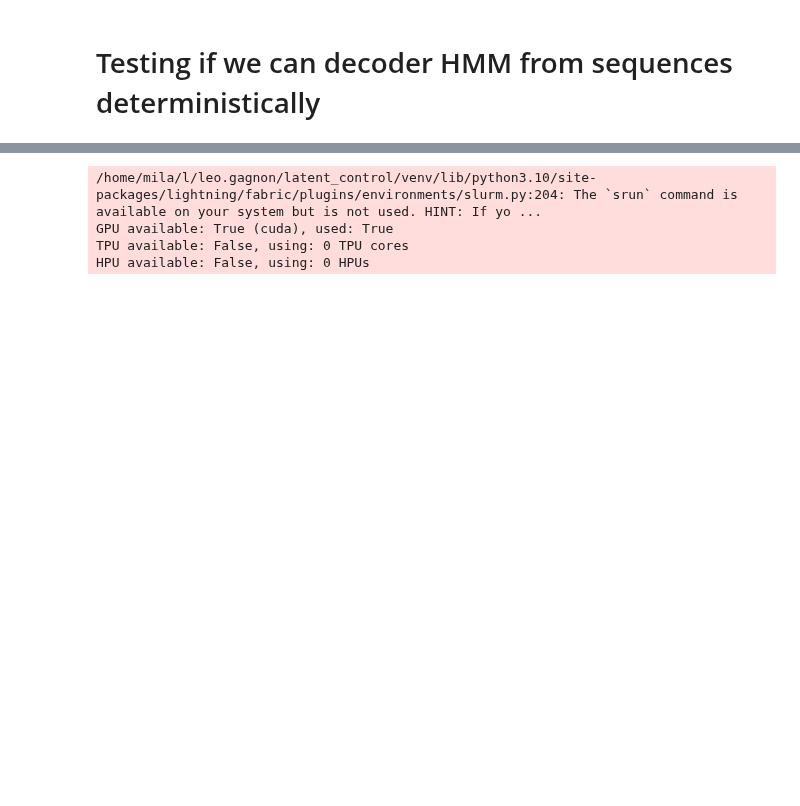
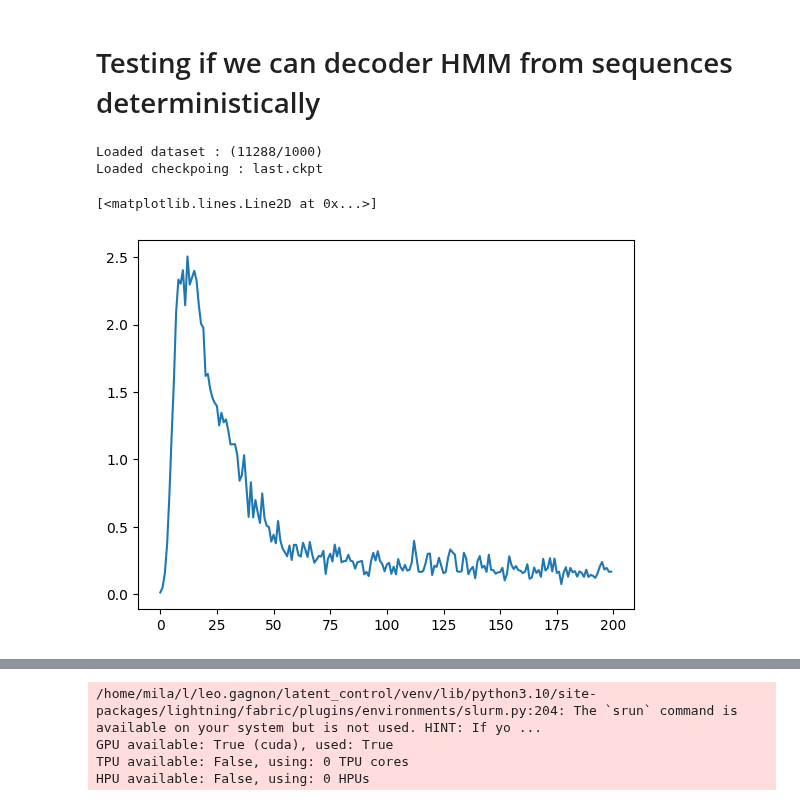
Before and after one commit to leogagnon/latent_control, a Jupyter notebook: notebooks/rnn_latent_decoder.ipynb, the cells around one changed output, grey strips where cells are left out. Cells and saved outputs as stored; diff of their text form; code cells hidden in the pictures; blank space fills up the shorter version.

```diff
--- a/notebooks/rnn_latent_decoder.ipynb
+++ b/notebooks/rnn_latent_decoder.ipynb
@@ -23,3 +23,15 @@ import pyvene as pv
 import dataclasses
 from transformers import PretrainedConfig, BatchEncoding
 from tqdm import tqdm
+# %%
+task = MetaLearningTask('3gx9owf7').cuda()
+# %% [output]
+Loaded dataset : (11288/1000)
+Loaded checkpoing : last.ckpt
+# %%
+pp=task.evaluate_pp(100, n_steps=200)
+# %%
+plt.plot(pp['BackwardKL'].mean(0))
+# %% [output]
+[<matplotlib.lines.Line2D at 0x...>]
+[figure, added]
```
Also changed, not shown: parts of 6 cells of this notebook, 16 other files.
